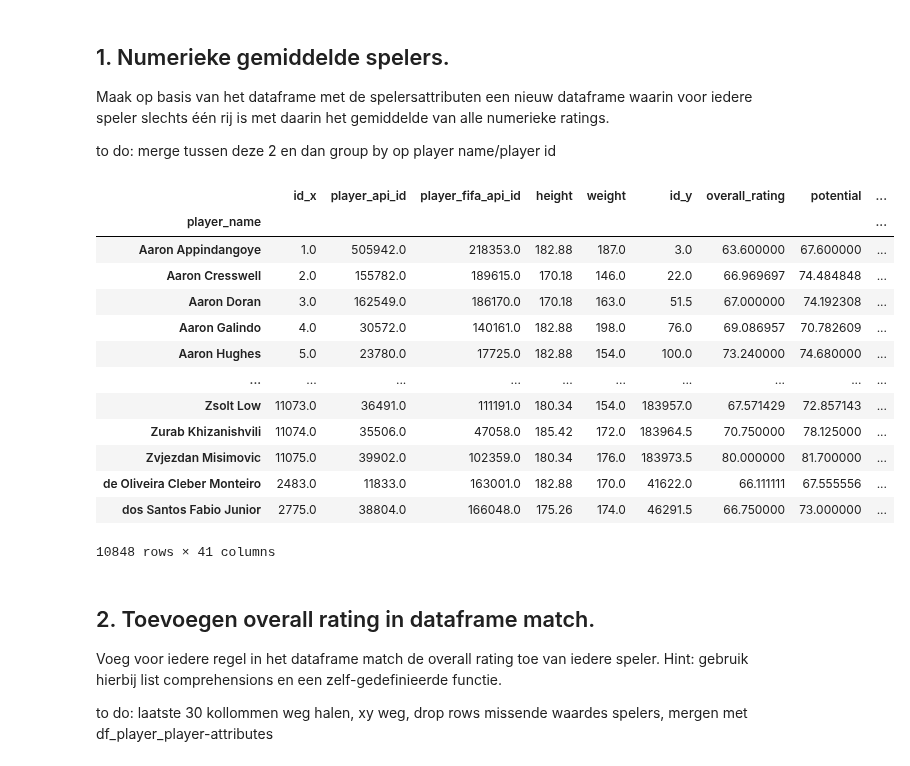
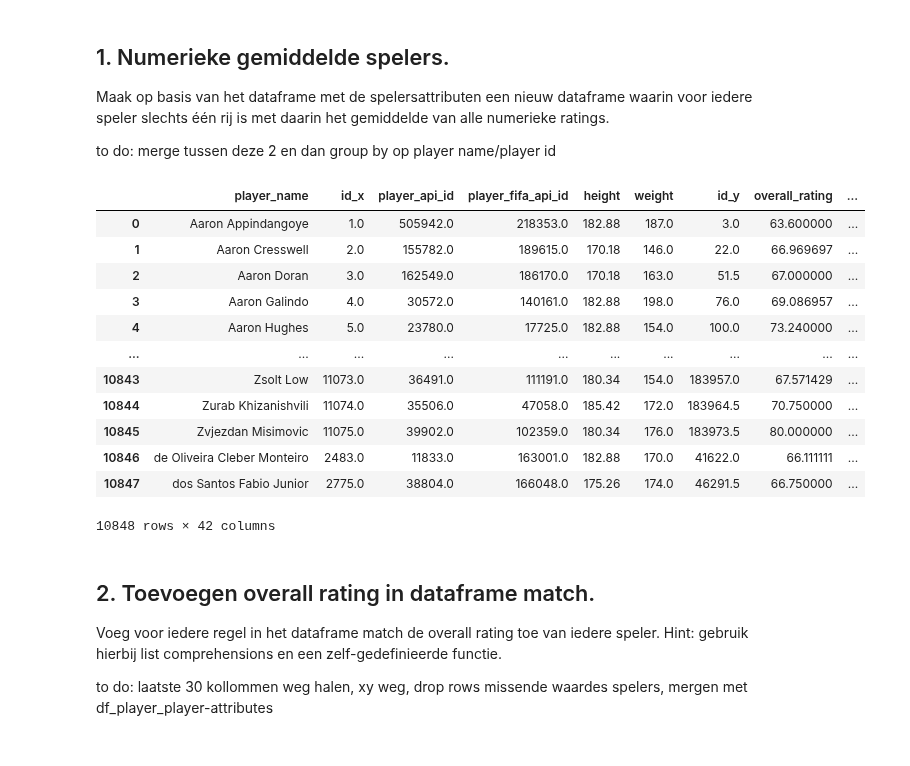
Before and after one commit to BartJeninga/2BDatalab, a Jupyter notebook: DataLab II Main v4.0.ipynb, the cells around one changed output. Drawn from its saved outputs; the diff is of its cells as text; code cells hidden in the pictures.

```diff
--- a/DataLab II Main v4.0.ipynb
+++ b/DataLab II Main v4.0.ipynb
@@ -684,23 +684,22 @@ Maak op basis van het dataframe met de spelersattributen een nieuw dataframe waa
 to do: merge tussen deze 2 en dan group by op player name/player id
 # %%
 df_p_pa = df_player.merge(df_player_attributes, on=['player_api_id', 'player_fifa_api_id'])
-df_p_pa_avg = df_p_pa.groupby('player_name').mean()
+df_p_pa_avg = df_p_pa.groupby('player_name').mean().reset_index()
 display(df_p_pa_avg)
 # %% [output]
-|  | id_x | player_api_id | player_fifa_api_id | height | weight | id_y | overall_rating | potential | ... |
-| player_name |  |  |  |  |  |  |  |  | ... |
-| Aaron Appindangoye | 1.0 | 505942.0 | 218353.0 | 182.88 | 187.0 | 3.0 | 63.600000 | 67.600000 | ... |
-| Aaron Cresswell | 2.0 | 155782.0 | 189615.0 | 170.18 | 146.0 | 22.0 | 66.969697 | 74.484848 | ... |
-| Aaron Doran | 3.0 | 162549.0 | 186170.0 | 170.18 | 163.0 | 51.5 | 67.000000 | 74.192308 | ... |
-| Aaron Galindo | 4.0 | 30572.0 | 140161.0 | 182.88 | 198.0 | 76.0 | 69.086957 | 70.782609 | ... |
-| Aaron Hughes | 5.0 | 23780.0 | 17725.0 | 182.88 | 154.0 | 100.0 | 73.240000 | 74.680000 | ... |
+|  | player_name | id_x | player_api_id | player_fifa_api_id | height | weight | id_y | overall_rating | ... |
+| 0 | Aaron Appindangoye | 1.0 | 505942.0 | 218353.0 | 182.88 | 187.0 | 3.0 | 63.600000 | ... |
+| 1 | Aaron Cresswell | 2.0 | 155782.0 | 189615.0 | 170.18 | 146.0 | 22.0 | 66.969697 | ... |
+| 2 | Aaron Doran | 3.0 | 162549.0 | 186170.0 | 170.18 | 163.0 | 51.5 | 67.000000 | ... |
+| 3 | Aaron Galindo | 4.0 | 30572.0 | 140161.0 | 182.88 | 198.0 | 76.0 | 69.086957 | ... |
+| 4 | Aaron Hughes | 5.0 | 23780.0 | 17725.0 | 182.88 | 154.0 | 100.0 | 73.240000 | ... |
 | ... | ... | ... | ... | ... | ... | ... | ... | ... | ... |
-| Zsolt Low | 11073.0 | 36491.0 | 111191.0 | 180.34 | 154.0 | 183957.0 | 67.571429 | 72.857143 | ... |
-| Zurab Khizanishvili | 11074.0 | 35506.0 | 47058.0 | 185.42 | 172.0 | 183964.5 | 70.750000 | 78.125000 | ... |
-| Zvjezdan Misimovic | 11075.0 | 39902.0 | 102359.0 | 180.34 | 176.0 | 183973.5 | 80.000000 | 81.700000 | ... |
-| de Oliveira Cleber Monteiro | 2483.0 | 11833.0 | 163001.0 | 182.88 | 170.0 | 41622.0 | 66.111111 | 67.555556 | ... |
-| dos Santos Fabio Junior | 2775.0 | 38804.0 | 166048.0 | 175.26 | 174.0 | 46291.5 | 66.750000 | 73.000000 | ... |
+| 10843 | Zsolt Low | 11073.0 | 36491.0 | 111191.0 | 180.34 | 154.0 | 183957.0 | 67.571429 | ... |
+| 10844 | Zurab Khizanishvili | 11074.0 | 35506.0 | 47058.0 | 185.42 | 172.0 | 183964.5 | 70.750000 | ... |
+| 10845 | Zvjezdan Misimovic | 11075.0 | 39902.0 | 102359.0 | 180.34 | 176.0 | 183973.5 | 80.000000 | ... |
+| 10846 | de Oliveira Cleber Monteiro | 2483.0 | 11833.0 | 163001.0 | 182.88 | 170.0 | 41622.0 | 66.111111 | ... |
+| 10847 | dos Santos Fabio Junior | 2775.0 | 38804.0 | 166048.0 | 175.26 | 174.0 | 46291.5 | 66.750000 | ... |
-10848 rows × 41 columns
+10848 rows × 42 columns
 # %% [markdown]
 ## 2. Toevoegen overall rating in dataframe match. <a name="overallrating"></a>
 Voeg voor iedere regel in het dataframe match de overall rating toe van iedere speler. Hint: gebruik hierbij list comprehensions en een zelf-gedefinieerde functie.
```
Also changed, not shown: parts of 20 cells of this notebook.
